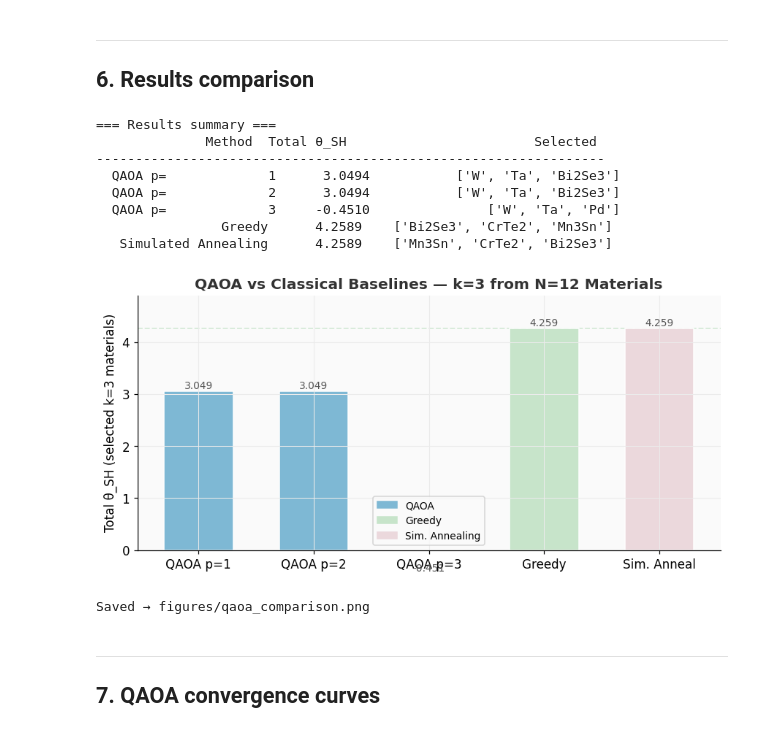
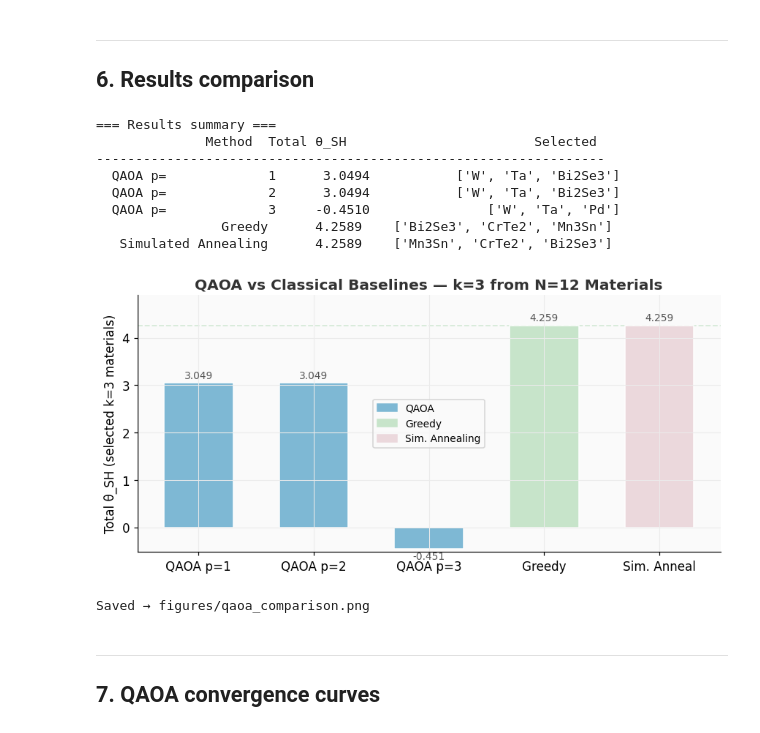
Before and after one commit to rosspeili/spinq-vqe, a Jupyter notebook: notebooks/04_soc_qaoa.ipynb, the cells around one changed output. Saved outputs shown, nothing was run; the diff lists cells and outputs as text; code cells hidden in the pictures.

Commit message:
fix: QAOA comparison chart y-axis for negative totals

```diff
--- a/notebooks/04_soc_qaoa.ipynb
+++ b/notebooks/04_soc_qaoa.ipynb
@@ -246,37 +246,40 @@ print(f'  {"Simulated Annealing":>20}  {sa["total"]:>10.4f}  '
 # Bar chart: total θ_SH by method
 methods = [f'QAOA p={p}' for p in [1,2,3]] + ['Greedy', 'Sim. Anneal']
 totals  = [qaoa_results[p].selected_theta_sh for p in [1,2,3]] + [float(np.sum(theta_oracle[greedy])), sa['total']]
 colors  = [PAL['qaoa']]*3 + [PAL['greedy'], PAL['sa']]
 
 fig, ax = plt.subplots(figsize=(8, 4))
 bars = ax.bar(methods, totals, color=colors, edgecolor='white', width=0.6)
 greedy_total = float(np.sum(theta_oracle[greedy]))
 ax.axhline(greedy_total, color=PAL['greedy'], ls='--', lw=1.2, alpha=0.7, zorder=0)
 for bar, val in zip(bars, totals):
-    ax.text(bar.get_x() + bar.get_width()/2, val + 0.01,
-            f'{val:.3f}', ha='center', va='bottom', fontsize=9, color='#555')
+    y_off = 0.05 if val >= 0 else -0.05
+    va = 'bottom' if val >= 0 else 'top'
+    ax.text(bar.get_x() + bar.get_width()/2, val + y_off,
+            f'{val:.3f}', ha='center', va=va, fontsize=9, color='#555')
 ax.set_ylabel('Total θ_SH (selected k=3 materials)')
 ax.set_title(f'QAOA vs Classical Baselines — k={K} from N={N_MAT} Materials',
              fontweight='semibold', color='#333')
-ax.set_ylim(0, max(totals)*1.15)
+y_lo = min(0, min(totals)) * 1.15 if min(totals) < 0 else 0
+ax.set_ylim(y_lo, max(totals) * 1.15)
 patches = [mpatches.Patch(color=PAL['qaoa'], label='QAOA'),
            mpatches.Patch(color=PAL['greedy'], label='Greedy'),
            mpatches.Patch(color=PAL['sa'], label='Sim. Annealing')]
 ax.legend(handles=patches, fontsize=9)
 plt.tight_layout()
 plt.savefig('../figures/qaoa_comparison.png', dpi=150, bbox_inches='tight')
 plt.show()
 print('Saved → figures/qaoa_comparison.png')
 # %% [output]
 === Results summary ===
               Method  Total θ_SH                        Selected
 -----------------------------------------------------------------
   QAOA p=             1      3.0494           ['W', 'Ta', 'Bi2Se3']
   QAOA p=             2      3.0494           ['W', 'Ta', 'Bi2Se3']
   QAOA p=             3     -0.4510               ['W', 'Ta', 'Pd']
                 Greedy      4.2589    ['Bi2Se3', 'CrTe2', 'Mn3Sn']
    Simulated Annealing      4.2589    ['Mn3Sn', 'CrTe2', 'Bi2Se3']
-[figure, old version]
+[figure, new version]
 Saved → figures/qaoa_comparison.png
 # %% [markdown]
 ---
```
Also changed, not shown: 1 other file.
